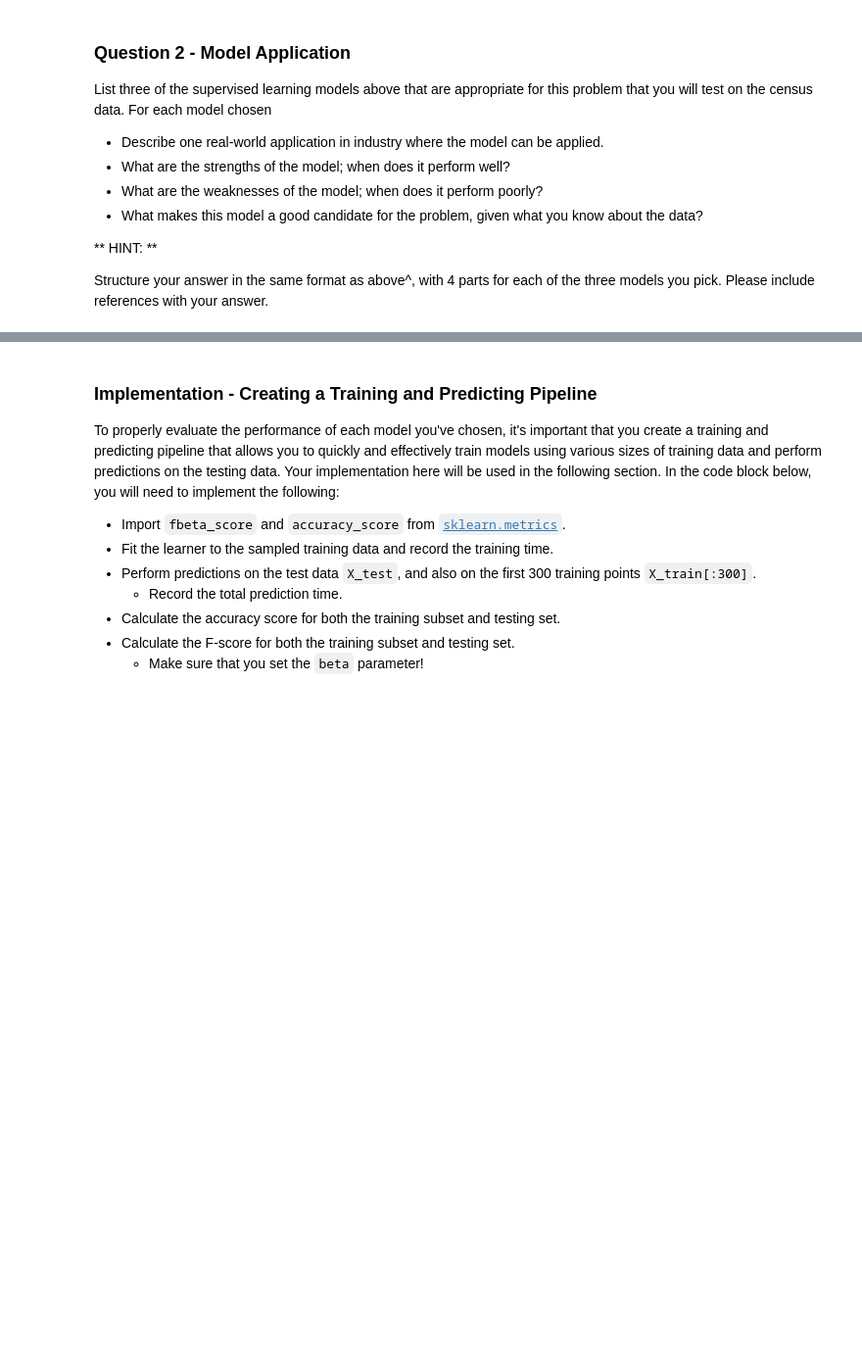
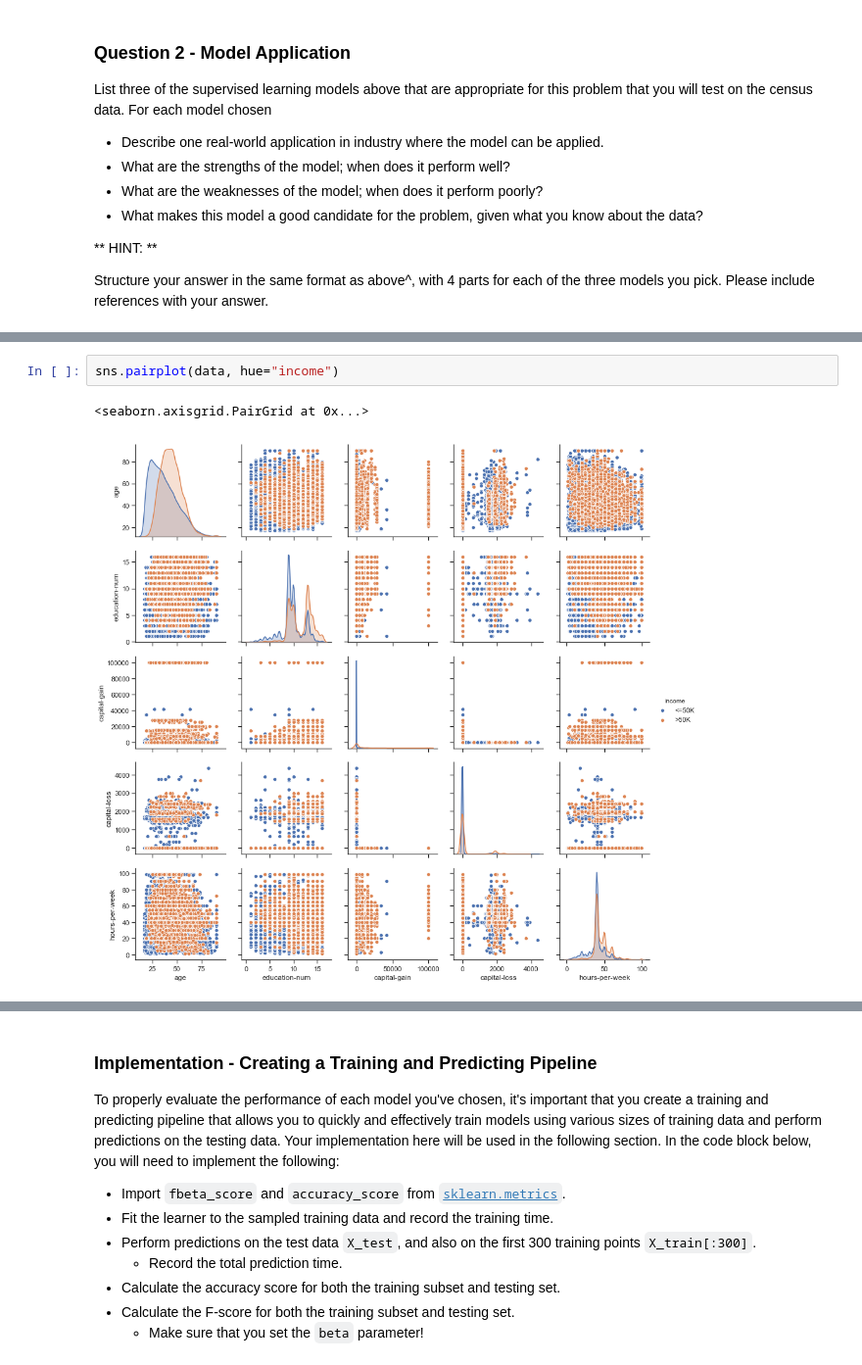
Before and after one commit to abreulastra/finding_donors, a Jupyter notebook: finding_donors.ipynb, the cells around one changed output, grey strips where cells are left out. Shown at 98% size. Saved outputs shown, nothing was run; the diff lists cells and outputs as text; blank space fills up the shorter version.

```diff
--- a/finding_donors.ipynb
+++ b/finding_donors.ipynb
@@ -287,3 +304,8 @@ Structure your answer in the same format as above^, with 4 parts for each of the
+# %%
+sns.pairplot(data, hue="income")
+# %% [output]
+<seaborn.axisgrid.PairGrid at 0x...>
+[figure, added]
 # %% [markdown]
 # **Answer: **
 
```
Also changed, not shown: parts of 9 cells of this notebook, 1 other file.
